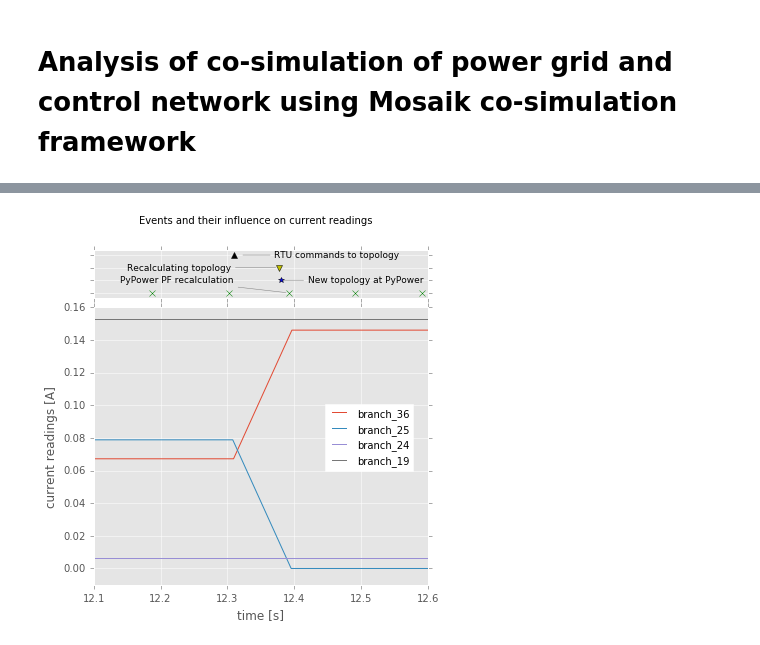
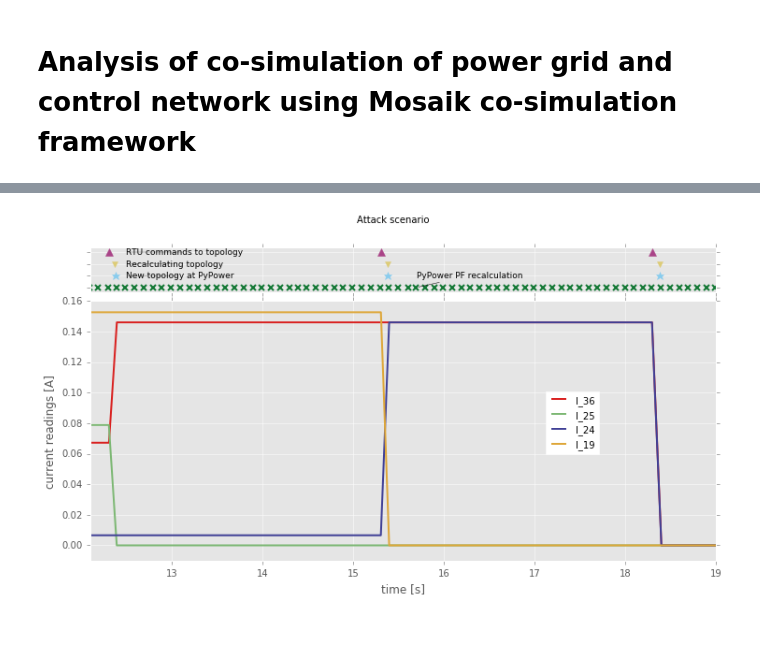
Before and after one commit to jjchromik/mosaik-events-notebook, a Jupyter notebook: graph_times.ipynb, the cells around one changed output, grey strips where cells are left out. Drawn from its saved outputs; the diff is of its cells as text; code cells hidden in the pictures.

Commit message:
new graph

```diff
--- a/graph_times.ipynb
+++ b/graph_times.ipynb
@@ -73,20 +167,24 @@ simulators_5[:] = 0.3
 # %%
-# Plot it all
-
-fig = plt.figure(figsize=(6, 6))
+#plot the attack
+fig = plt.figure(figsize=(12, 6))
 ax1 = plt.subplot2grid((6,1), (1,0), rowspan=5)
 
-branch_36 = ax1.plot(ts_r_1, readings_1)
-branch_25 = ax1.plot(ts_r_2, readings_2)
-branch_24 = ax1.plot(ts_r_3, readings_3)
-branch_19 = ax1.plot(ts_r_4, readings_4)
+branch_36 = ax1.plot(ts_r_1, readings_1, linewidth=2, color='#D92120')
+branch_25 = ax1.plot(ts_r_2, readings_2, linewidth=2, color='#7DB874')
+branch_24 = ax1.plot(ts_r_3, readings_3, linewidth=2, color='#404096')
+branch_19 = ax1.plot(ts_r_4, readings_4, linewidth=2, color='#DEA73A')
+
+marker = itertools.cycle(('x', '*',  'v', '^', 'o', '<', '>', 's', '8', 'p'))
+
+
 
 plt.style.use('ggplot') # ggplot , bmh , classic, dark_background, fivethirtyeight ,
                                       # grayscale, seaborn-bright, seaborn-dark-palette
 
-labels = ['branch_36', 'branch_25', 'branch_24', 'branch_19']
+labels = ['l_36', 'l_25', 'l_24', 'l_19']
+
 legend = ax1.legend(labels,
-          bbox_to_anchor=(0.97, 0.67),
+          bbox_to_anchor=(0.82, 0.67),
           fontsize=10)
 #ax1.legend(ax1.patches[0:3],
 #           labels[0:3],
@@ -96,62 +194,61 @@ legend = ax1.legend(labels,
 legend.get_frame().set_facecolor('#ffffff')
 
 
-fig.suptitle("Events and their influence on current readings")
+fig.suptitle("Attack scenario")
 ax1.set_xlabel("time [s]")
 ax1.set_ylabel("current readings [A]")
-ax1.set_xlim(12.1, 12.6)
+ax1.set_xlim(12.1, 19)
 ax1.set_ylim(-0.01, 0.16)
 
 
 ax2 = plt.subplot2grid((6,1), (0,0))
-recalc_pf = ax2.plot(ts_s_1, simulators_1, 'gx') # * x X o + p P s
-topo_pf = ax2.plot(ts_s_2, simulators_2, 'b*')
+recalc_pf = ax2.plot(ts_s_1, simulators_1, linestyle='None', markeredgecolor='#117733', markerfacecolor='#117733', marker=next(marker), markersize=6, mew=2) # * x X o + p P s
+topo_pf = ax2.plot(ts_s_2, simulators_2, linestyle='None', markeredgecolor='#88CCEE', markerfacecolor= '#88CCEE', marker=next(marker), markersize=9)
 rtu_comm = ax2.plot(ts_s_3, simulators_3, 'r<')
-topo_swst = ax2.plot(ts_s_4, simulators_4, 'yv')
-topo_pyp = ax2.plot(ts_s_5, simulators_5, 'k^')
+topo_swst = ax2.plot(ts_s_4, simulators_4, linestyle='None', markeredgecolor='#DDCC77', markerfacecolor= '#DDCC77', marker=next(marker), markersize=6)
+topo_pyp = ax2.plot(ts_s_5, simulators_5, linestyle='None', markeredgecolor='#AA4488', markerfacecolor= '#AA4488', marker=next(marker), markersize=8)
+
+
 
 y = [0, 0.1, 0.2, 0.3]
 #ylabels = ["PyPower PF Recalculation", "New topology at PyPower", "Sending new TOPO to PyPower", "TOPO-change of switchstates", "RTU pass commands to topology"]
 ylabels = ["PyPower PF Recalculation", "New topology at PyPower", "TOPO-change of switchstates", "RTU pass commands to topology"]
 
 
 
 
 ax2.set_yticks(y)
 ax2.set_yticklabels([])
 ax2.set_ylim(-0.04,0.34)
 ax2.set_xticklabels([])
-ax2.set_xlim(12.1, 12.6) #39.5-40
+ax2.set_xlim(12.1, 19) #39.5-40
 
 ### Manual legend ###
-
 ax2.annotate('RTU commands to topology',
-             (12.32, 0.3), xycoords='data',
-             xytext=(12.37, 0.3), textcoords='data',ha='left', va='center',
+             (12.5, 0.3), xycoords='data',
+             xytext=(12.5, 0.3), textcoords='data',ha='left', va='center',
              arrowprops=dict(arrowstyle='-',connectionstyle="arc3",color='grey'),
             size=9)
 ax2.annotate('Recalculating topology',
-             (12.375, 0.2), xycoords='data',
-             xytext=(12.15, 0.2), textcoords='data',ha='left', va='center',
+             (12.5, 0.2), xycoords='data',
+             xytext=(12.5, 0.2), textcoords='data',ha='left', va='center',
              arrowprops=dict(arrowstyle='-',connectionstyle="arc3",color='grey'),
             size=9)
 ax2.annotate('New topology at PyPower',
-             (12.38, 0.1), xycoords='data',
-             xytext=(12.42, 0.1), textcoords='data',ha='left', va='center',
+             (12.5, 0.1), xycoords='data',
+             xytext=(12.5, 0.1), textcoords='data',ha='left', va='center',
              arrowprops=dict(arrowstyle='-',connectionstyle="arc3",color='grey'),
             size=9)
 ax2.annotate('PyPower PF recalculation',
-             (12.39, 0.0), xycoords='data',
-             xytext=(12.14, 0.1), textcoords='data',ha='left', va='center',
-             arrowprops=dict(arrowstyle='-',connectionstyle="arc3",color='grey'),
+             (15.7, 0.0), xycoords='data',
+             xytext=(15.7, 0.1), textcoords='data',ha='left', va='center',
+             arrowprops=dict(arrowstyle='-',connectionstyle="arc3",color='black'),
             size=9)
-
-
 #red_patch = mpatches.Patch(color='red', label='branch_36')
 
 #plt.legend(handles=[red_patch])
 
 plt.show()
-fig.savefig(output_figures+'one_event'+extension+'.eps', bbox_inches='tight',format='eps', dpi=1200)
+fig.savefig(output_figures+'attack'+extension+'.eps', bbox_inches='tight',format='eps', dpi=1200)
 # %% [output]
-[figure, old version]
+[figure, new version]
```
Also changed, not shown: parts of 4 cells of this notebook, 9 other files.
